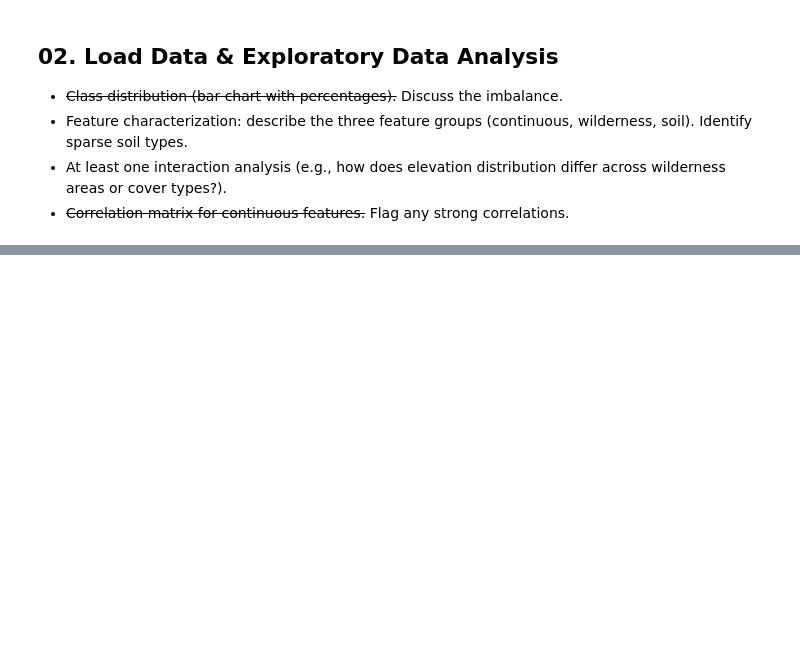
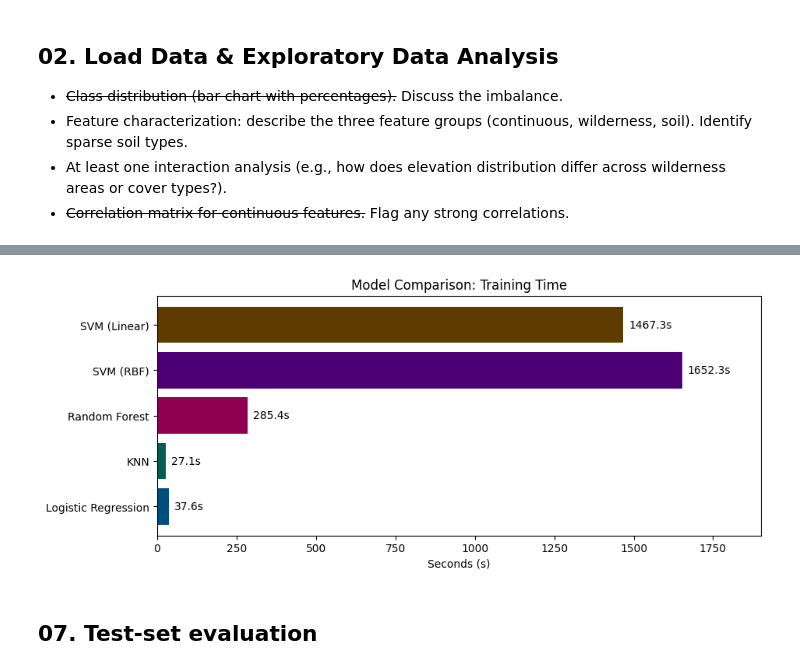
Before and after one commit to almonadavid/dsc-340-project-2, a Jupyter notebook: phase_two.ipynb, the cells around one changed output, grey strips where cells are left out. Drawn from its saved outputs; the diff is of its cells as text; code cells hidden in the pictures; blank space fills up the shorter version.

Commit message:
completed test-set evaluation and analysis on project 2

```diff
--- a/phase_two.ipynb
+++ b/phase_two.ipynb
@@ -288,0 +409,17 @@ results_df
+# %%
+## computational cost
+
+fig, ax = plt.subplots(figsize = (10, 4))
+times = [r['Fit Time (s)'] for r in results]
+bars = ax.barh(models, times, color = colors)
+ax.bar_label(bars, padding =  5, fmt = '%.1fs')
+
+plt.title("Model Comparison: Training Time")
+plt.xlabel("Seconds (s)")
+ax.margins(x = 0.15)
+
+plt.show()
+# %% [output]
+[figure, added]
+# %% [markdown]
+## 07. Test-set evaluation
```
Also changed, not shown: parts of 31 cells of this notebook.
